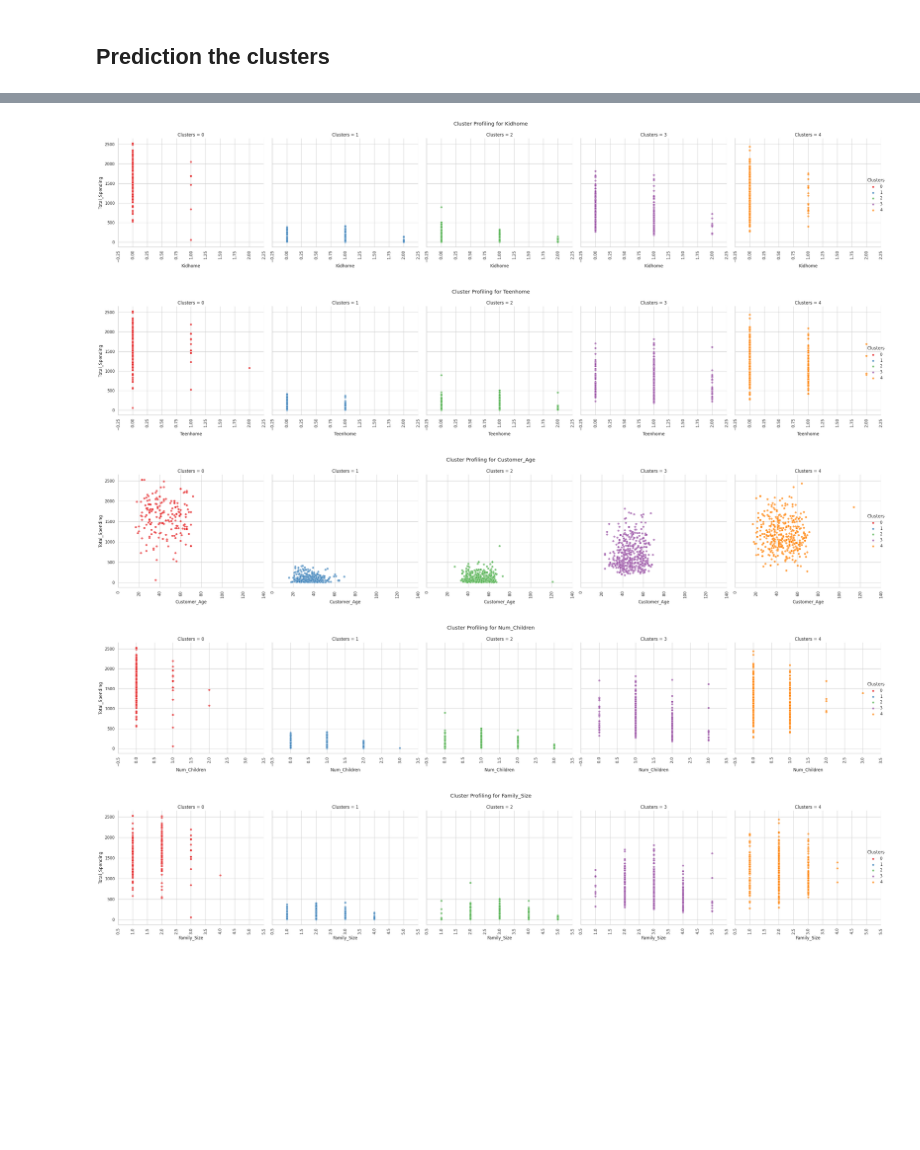
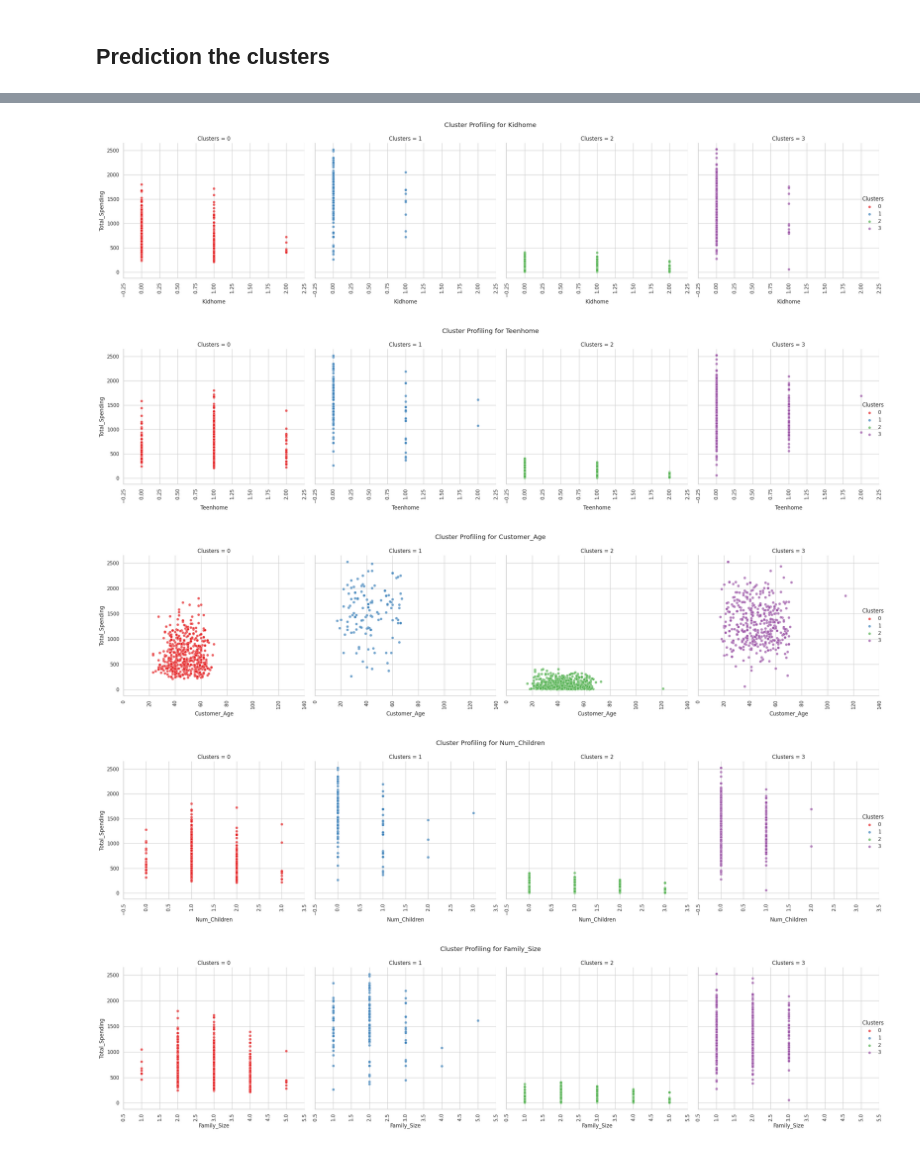
Before and after one commit to AhmedYousriSobhi/customer_segmentation, a Jupyter notebook: cluster/customer_segmentation.ipynb, the cells around one changed output, grey strips where cells are left out. Saved outputs shown, nothing was run; the diff lists cells and outputs as text; code cells hidden in the pictures; blank space fills up the shorter version.

```diff
--- a/cluster/customer_segmentation.ipynb
+++ b/cluster/customer_segmentation.ipynb
@@ -183,5 +189,5 @@ Dataset shape:  (1994, 26)
 # %%
-n_components = 10
+n_components = 4
 pca_pipeline = Pipeline(
     steps=[
         ('model_preprocessor', model_preprocessor),
@@ -257,7 +262,7 @@ plt.show()
 ## Clustering Pipeline
 # %%
 # Define the Agglomerative Clustering step in the pipline
-n_clusters = 5
+n_clusters = 4
 
 agg_clustering = AgglomerativeClustering(n_clusters=n_clusters)
 kmeans_clustering = KMeans(n_clusters=n_clusters)
@@ -370,22 +375,22 @@ plt.show()
 # %%
 # List of columns representing spending on different product categories
 product_columns = ['MntWines', 'MntFruits', 'MntMeatProducts', 'MntFishProducts', 'MntSweetProducts', 'MntGoldProds']
 
-Personal = [ "Kidhome", "Teenhome", "Customer_Age", "Num_Children", "Family_Size", "Education","Living_With"]
+Personal = [ "Kidhome", "Teenhome", "Customer_Age", "Num_Children", "Family_Size", "Education","Living_With", 'Channel_Preference']
 
 for i in Personal:
     g = sns.FacetGrid(yhat_train, col="Clusters", hue="Clusters", palette="Set1", height=6)
     g.map(sns.scatterplot, i, "Total_Spending", alpha=0.7)
     g.add_legend()
     g.set_xticklabels(rotation=90)
     plt.subplots_adjust(top=0.85)  # Optional: Adjust the plot title position
     g.fig.suptitle(f"Cluster Profiling for {i}")
     plt.tight_layout()
     plt.savefig(f'../report/plots/Cluster Profiling for {i}.jpg')
     plt.show()
 # %% [output]
-[figure, old version]
+[figure, new version]
-[figure, old version]
+[figure, new version]
-[figure, old version]
+[figure, new version]
-[figure, old version]
+[figure, new version]
-[figure, old version]
+[figure, new version]
```
Also changed, not shown: parts of 15 cells of this notebook, 15 other files.
